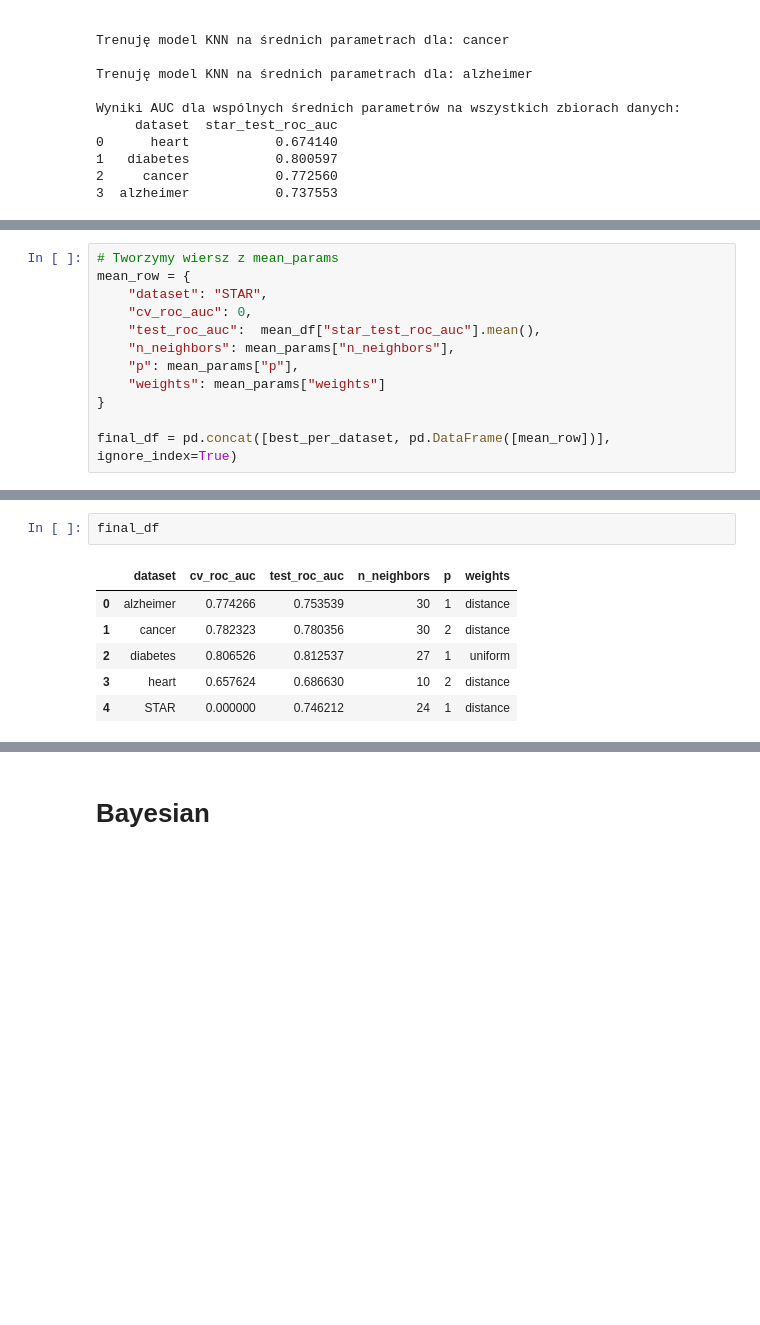
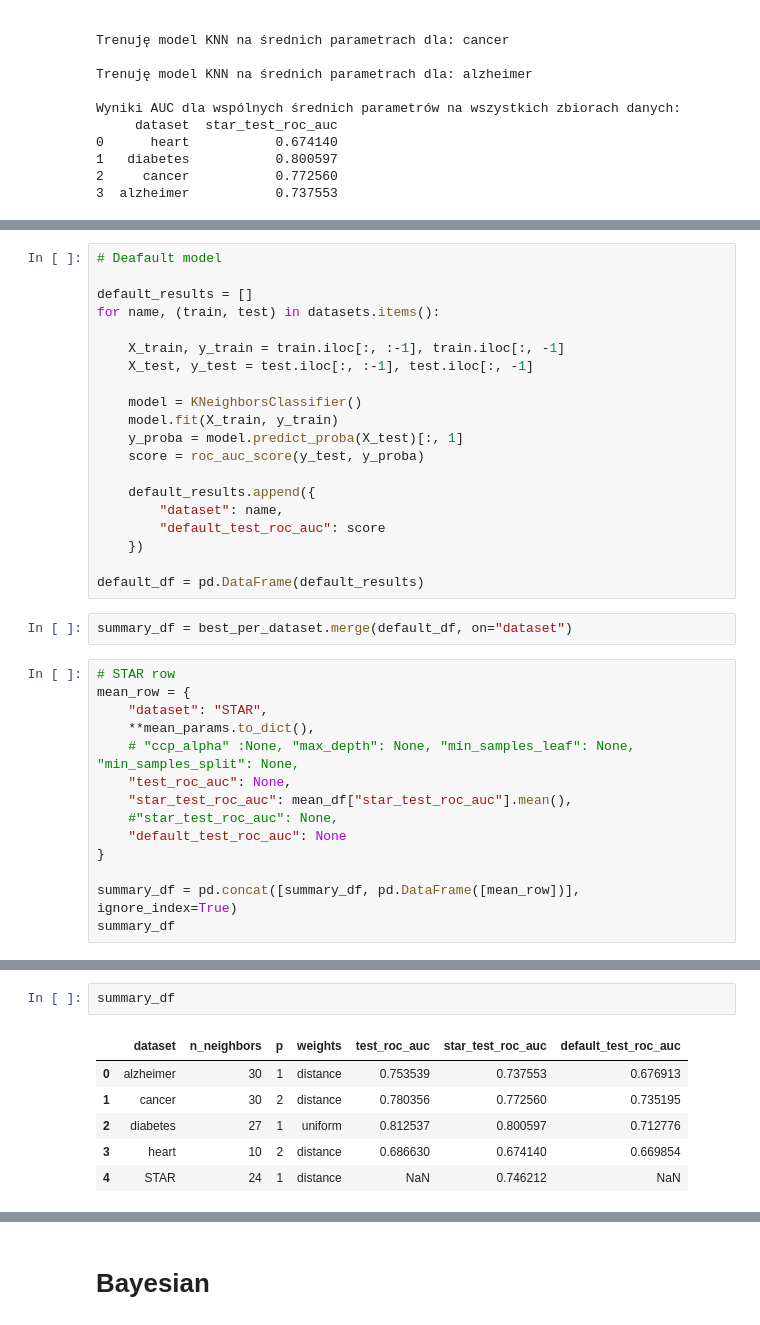
Before and after one commit to zielinskim04/HyperparameterTunability, a Jupyter notebook: knn.ipynb, the cells around one changed output, grey strips where cells are left out. Saved outputs shown, nothing was run; the diff lists cells and outputs as text; blank space fills up the shorter version.

```diff
--- a/knn.ipynb
+++ b/knn.ipynb
@@ -196,12 +207,36 @@ results_df
+# %%
+# Deafault model
+
+default_results = []
+for name, (train, test) in datasets.items():
+
+    X_train, y_train = train.iloc[:, :-1], train.iloc[:, -1]
+    X_test, y_test = test.iloc[:, :-1], test.iloc[:, -1]
+
+    model = KNeighborsClassifier()
+    model.fit(X_train, y_train)
+    y_proba = model.predict_proba(X_test)[:, 1]
+    score = roc_auc_score(y_test, y_proba)
+
+    default_results.append({
+        "dataset": name,
+        "default_test_roc_auc": score
+    })
+
+default_df = pd.DataFrame(default_results)
+# %%
+summary_df = best_per_dataset.merge(default_df, on="dataset")
 # %%
-# Tworzymy wiersz z mean_params
+# STAR row
 mean_row = {
     "dataset": "STAR",
-    "cv_roc_auc": 0,
-    "test_roc_auc":  mean_df["star_test_roc_auc"].mean(),
-    "n_neighbors": mean_params["n_neighbors"],
-    "p": mean_params["p"],
-    "weights": mean_params["weights"]
+    **mean_params.to_dict(),
+    # "ccp_alpha" :None, "max_depth": None, "min_samples_leaf": None, "min_samples_split": None,
+    "test_roc_auc": None,
+    "star_test_roc_auc": mean_df["star_test_roc_auc"].mean(),
+    #"star_test_roc_auc": None,
+    "default_test_roc_auc": None
 }
 
-final_df = pd.concat([best_per_dataset, pd.DataFrame([mean_row])], ignore_index=True)
+summary_df = pd.concat([summary_df, pd.DataFrame([mean_row])], ignore_index=True)
+summary_df
@@ -208,10 +250,10 @@ final_df = pd.concat([best_per_dataset, pd.DataFrame([mean_row])], ignore_index=
 # %%
-final_df
+summary_df
 # %% [output]
-|  | dataset | cv_roc_auc | test_roc_auc | n_neighbors | p | weights |
-| 0 | alzheimer | 0.774266 | 0.753539 | 30 | 1 | distance |
-| 1 | cancer | 0.782323 | 0.780356 | 30 | 2 | distance |
-| 2 | diabetes | 0.806526 | 0.812537 | 27 | 1 | uniform |
-| 3 | heart | 0.657624 | 0.686630 | 10 | 2 | distance |
-| 4 | STAR | 0.000000 | 0.746212 | 24 | 1 | distance |
+|  | dataset | n_neighbors | p | weights | test_roc_auc | star_test_roc_auc | default_test_roc_auc |
+| 0 | alzheimer | 30 | 1 | distance | 0.753539 | 0.737553 | 0.676913 |
+| 1 | cancer | 30 | 2 | distance | 0.780356 | 0.772560 | 0.735195 |
+| 2 | diabetes | 27 | 1 | uniform | 0.812537 | 0.800597 | 0.712776 |
+| 3 | heart | 10 | 2 | distance | 0.686630 | 0.674140 | 0.669854 |
+| 4 | STAR | 24 | 1 | distance | NaN | 0.746212 | NaN |
 # %%
```
Also changed, not shown: parts of 12 cells of this notebook, 4 other files.
